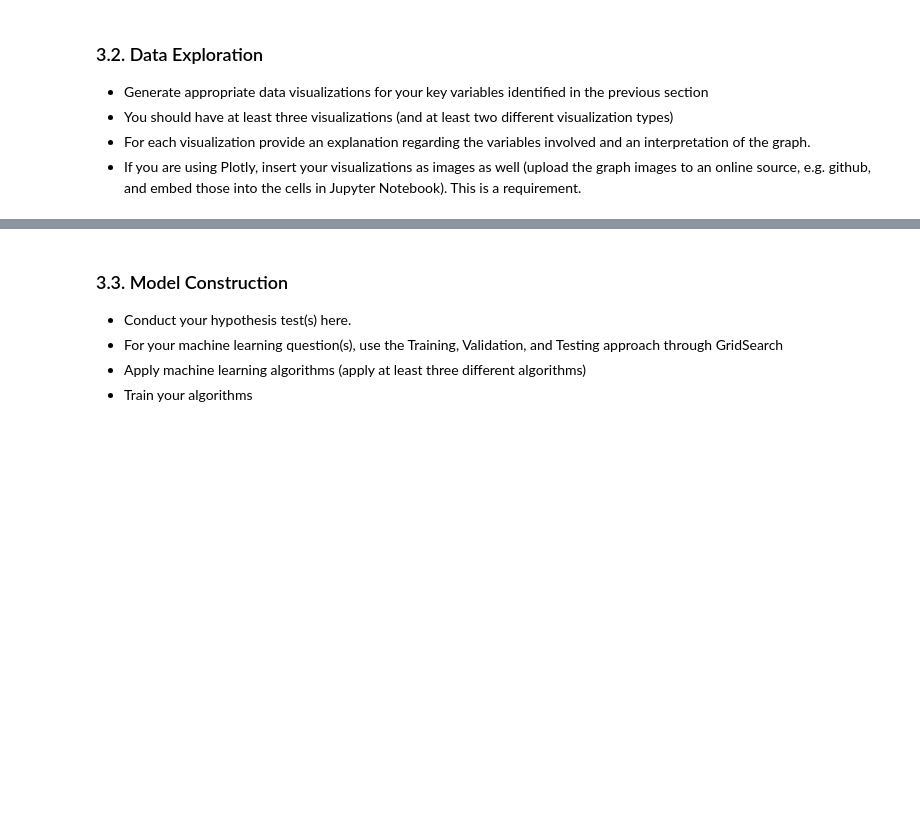
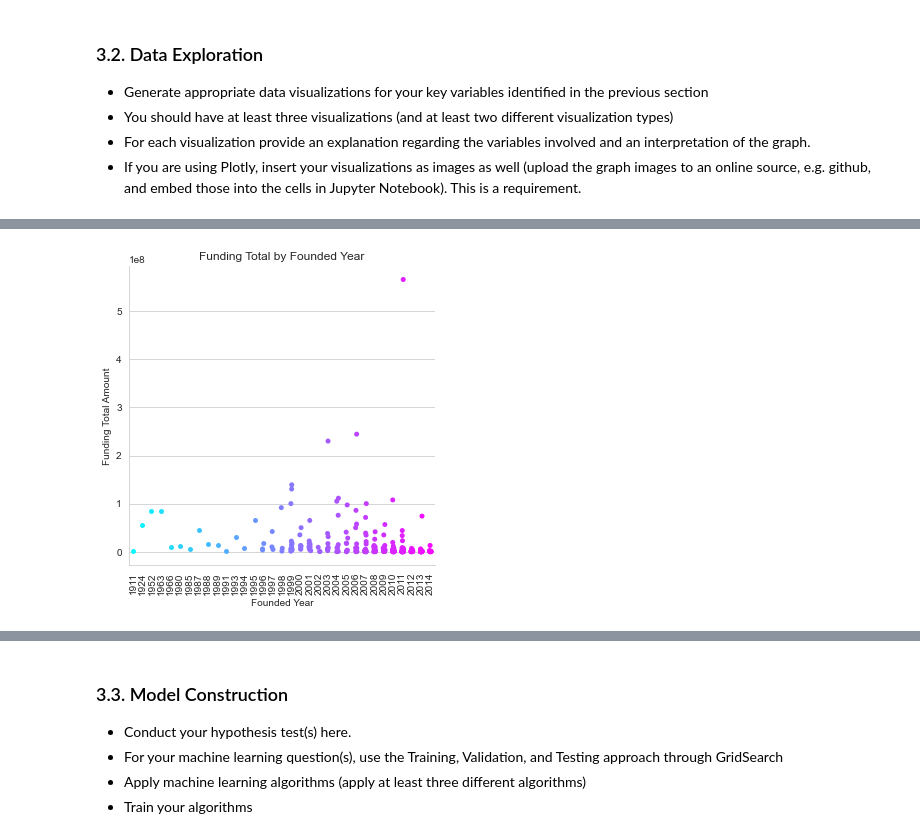
Before and after one commit to tommygreenwald/DS3000FP, a Jupyter notebook: DS3000_FP4_Section01_Group22.ipynb, the cells around one changed output, grey strips where cells are left out. Cells and saved outputs as stored; diff of their text form; code cells hidden in the pictures; blank space fills up the shorter version.

```diff
--- a/DS3000_FP4_Section01_Group22.ipynb
+++ b/DS3000_FP4_Section01_Group22.ipynb
@@ -314,0 +329,12 @@ plt.show()
+# %%
+# founded year  x total funding:
+sample_df = clean.sample(frac=0.01, random_state=3000)
+sns.catplot(data=sample_df, x="founded_year", y="funding_total", hue="founded_year", palette='cool', legend=False)
+
+plt.xticks(rotation=90)
+plt.title("Funding Total by Founded Year")
+plt.ylabel("Funding Total Amount")
+plt.xlabel("Founded Year")
+plt.show()
+# %% [output]
+[figure, added]
```
Also changed, not shown: parts of 18 cells of this notebook.
